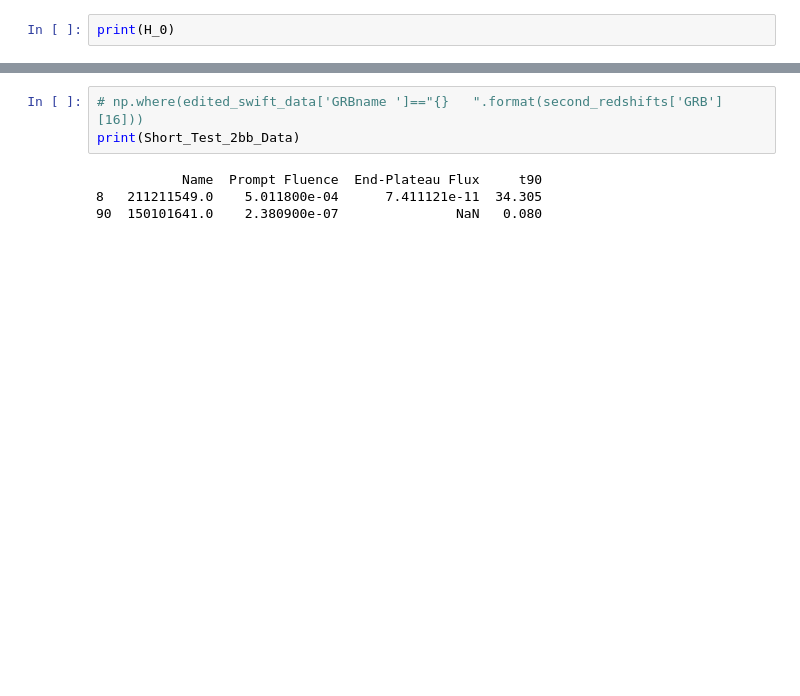
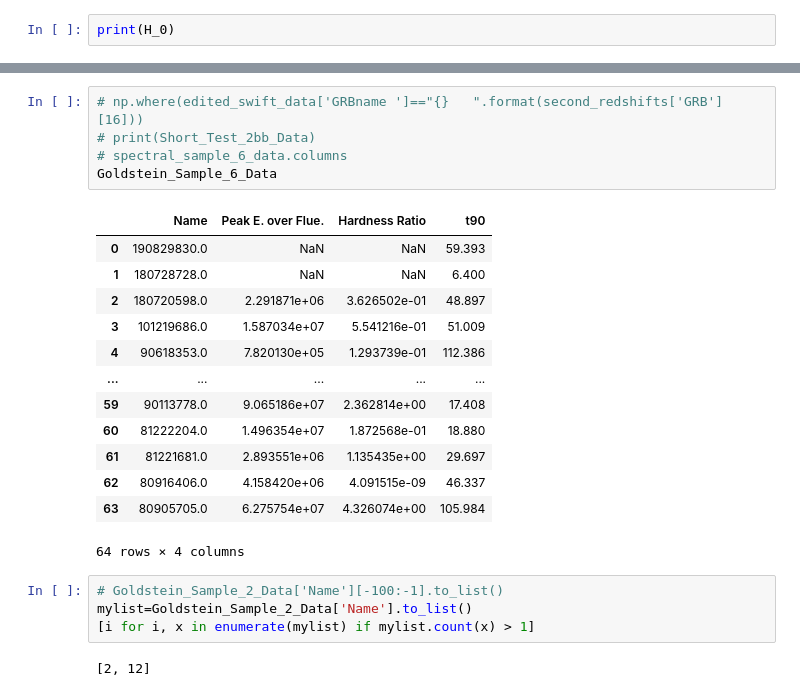
Before and after one commit to nuessle167/mirrored_prediction_paper, a Jupyter notebook: Cursed_code.ipynb, the cells around one changed output, grey strips where cells are left out. Drawn from its saved outputs; the diff is of its cells as text; blank space fills up the shorter version.

```diff
--- a/Cursed_code.ipynb
+++ b/Cursed_code.ipynb
@@ -4079,7 +4112,25 @@ edited_swift_data['GRBname '].to_list()
 # %%
 # np.where(edited_swift_data['GRBname ']=="{}   ".format(second_redshifts['GRB'][16]))
-print(Short_Test_2bb_Data)
+# print(Short_Test_2bb_Data)
+# spectral_sample_6_data.columns
+Goldstein_Sample_6_Data
 # %% [output]
+|  | Name | Peak E. over Flue. | Hardness Ratio | t90 |
+| 0 | 190829830.0 | NaN | NaN | 59.393 |
+| 1 | 180728728.0 | NaN | NaN | 6.400 |
+| 2 | 180720598.0 | 2.291871e+06 | 3.626502e-01 | 48.897 |
+| 3 | 101219686.0 | 1.587034e+07 | 5.541216e-01 | 51.009 |
+| 4 | 90618353.0 | 7.820130e+05 | 1.293739e-01 | 112.386 |
+| ... | ... | ... | ... | ... |
+| 59 | 90113778.0 | 9.065186e+07 | 2.362814e+00 | 17.408 |
+| 60 | 81222204.0 | 1.496354e+07 | 1.872568e-01 | 18.880 |
+| 61 | 81221681.0 | 2.893551e+06 | 1.135435e+00 | 29.697 |
+| 62 | 80916406.0 | 4.158420e+06 | 4.091515e-09 | 46.337 |
+| 63 | 80905705.0 | 6.275754e+07 | 4.326074e+00 | 105.984 |
-           Name  Prompt Fluence  End-Plateau Flux     t90
-8   211211549.0    5.011800e-04      7.411121e-11  34.305
-90  150101641.0    2.380900e-07               NaN   0.080
+64 rows × 4 columns
+# %%
+# Goldstein_Sample_2_Data['Name'][-100:-1].to_list()
+mylist=Goldstein_Sample_2_Data['Name'].to_list()
+[i for i, x in enumerate(mylist) if mylist.count(x) > 1]
+# %% [output]
+[2, 12]
```
Also changed, not shown: parts of 14 cells of this notebook, 2 other files.
